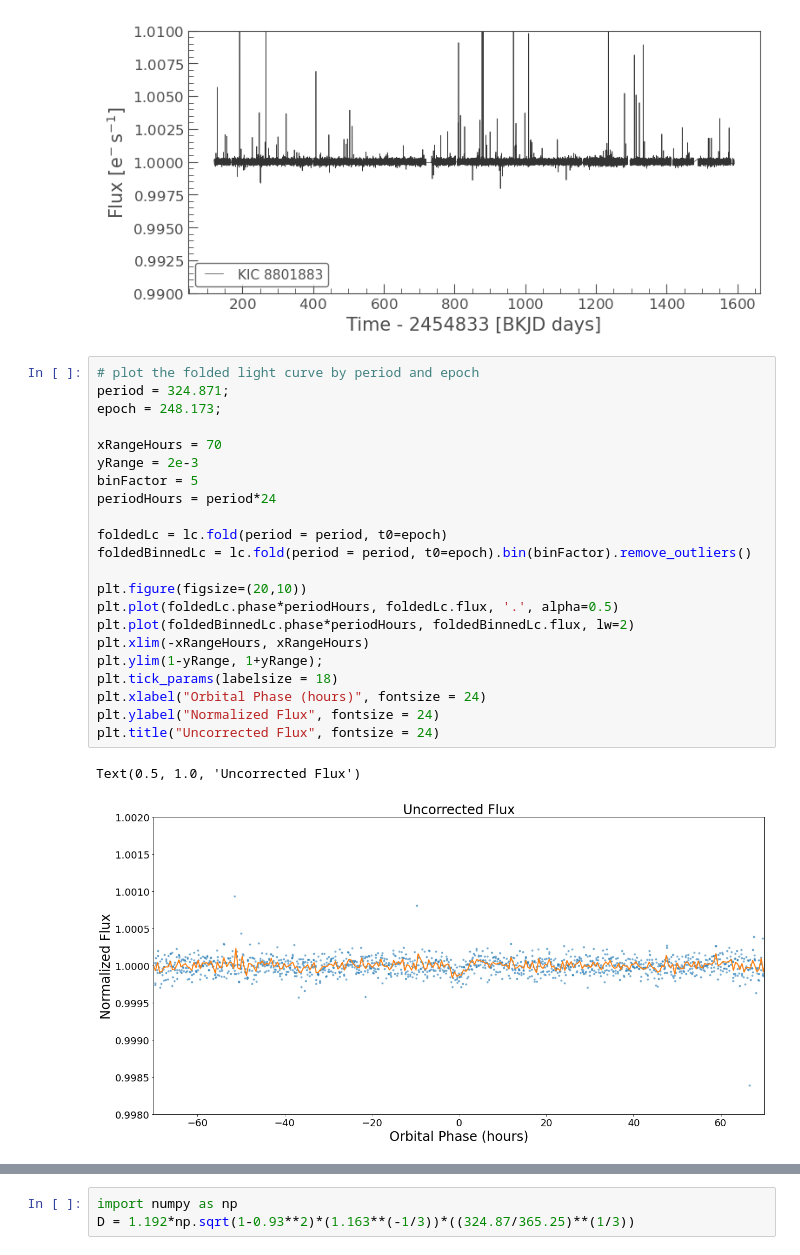
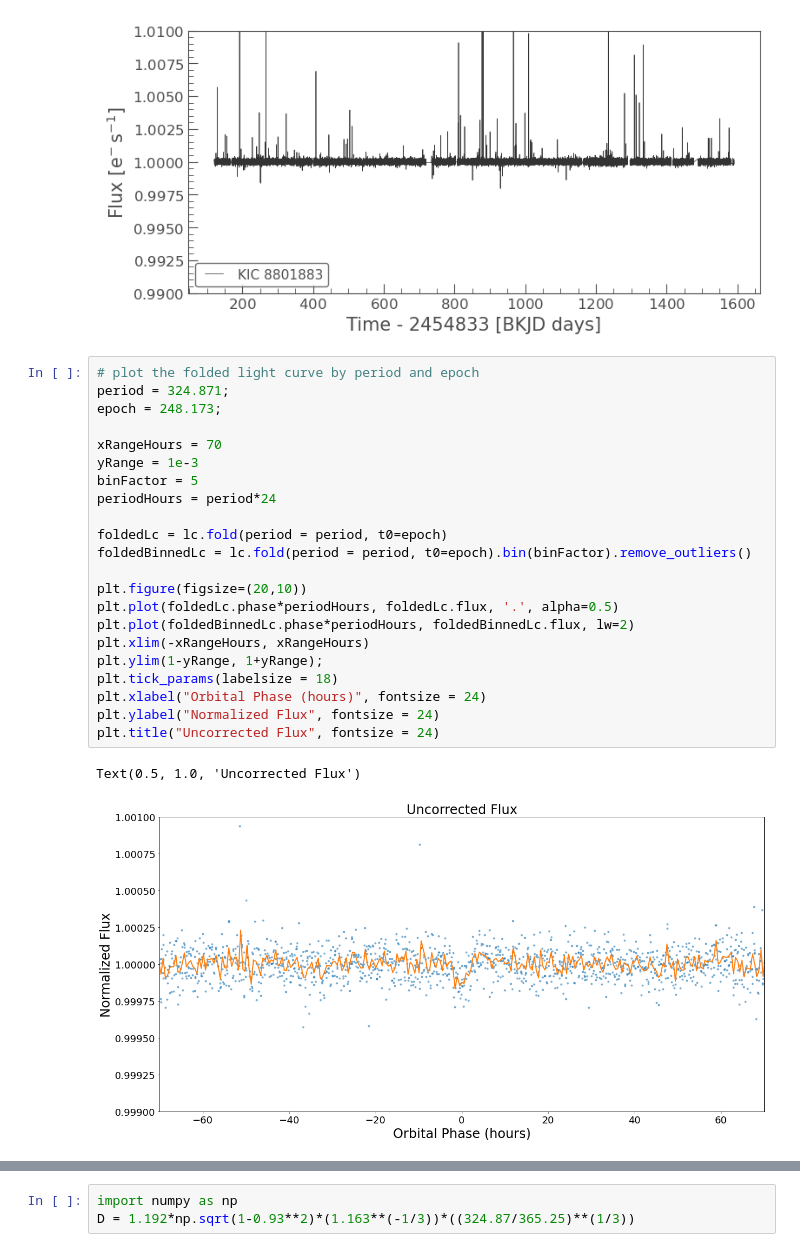
Before and after one commit to stevepur/falsePositiveTableAnalysis, a Jupyter notebook: TCE8801883-01.ipynb, the cells around one changed output, grey strips where cells are left out. Drawn from its saved outputs; the diff is of its cells as text.

```diff
--- a/TCE8801883-01.ipynb
+++ b/TCE8801883-01.ipynb
@@ -111,28 +111,28 @@ plt.ylim(1-0.01, 1+0.01);
 # %%
 # plot the folded light curve by period and epoch
 period = 324.871;
 epoch = 248.173;
 
 xRangeHours = 70
-yRange = 2e-3
+yRange = 1e-3
 binFactor = 5
 periodHours = period*24
 
 foldedLc = lc.fold(period = period, t0=epoch)
 foldedBinnedLc = lc.fold(period = period, t0=epoch).bin(binFactor).remove_outliers()
 
 plt.figure(figsize=(20,10))
 plt.plot(foldedLc.phase*periodHours, foldedLc.flux, '.', alpha=0.5)
 plt.plot(foldedBinnedLc.phase*periodHours, foldedBinnedLc.flux, lw=2)
 plt.xlim(-xRangeHours, xRangeHours)
 plt.ylim(1-yRange, 1+yRange);
 plt.tick_params(labelsize = 18)
 plt.xlabel("Orbital Phase (hours)", fontsize = 24)
 plt.ylabel("Normalized Flux", fontsize = 24)
 plt.title("Uncorrected Flux", fontsize = 24)
 # %% [output]
 Text(0.5, 1.0, 'Uncorrected Flux')
-[figure, old version]
+[figure, new version]
 # %%
 foldedCorrectedLc = corr_lc.fold(period = period, t0=epoch)
 foldedBinnedCorrectedLc = corr_lc.fold(period = period, t0=epoch).bin(binFactor).remove_outliers()
```
Also changed, not shown: parts of 5 cells of this notebook, 9 other files.
